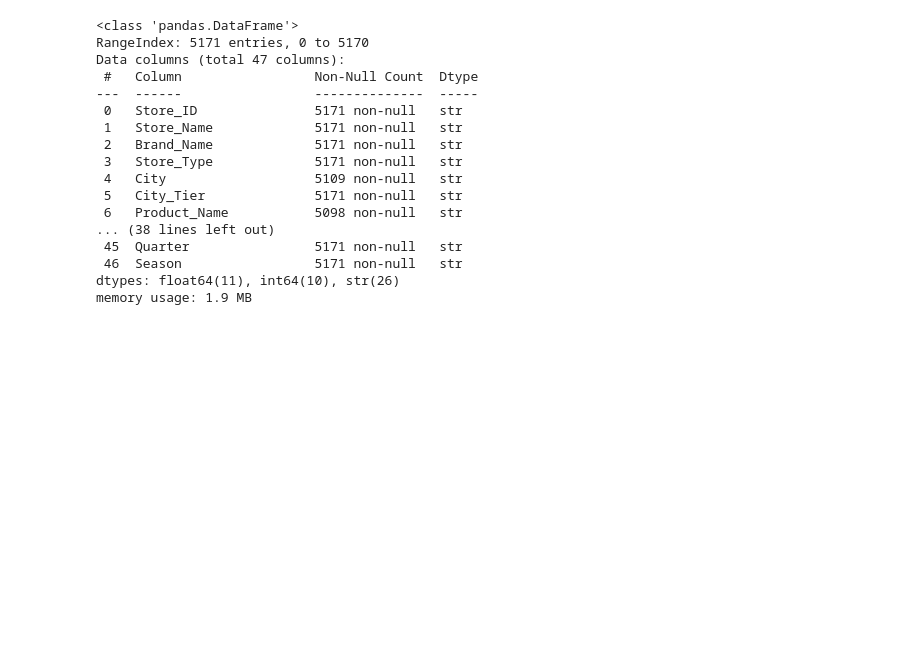
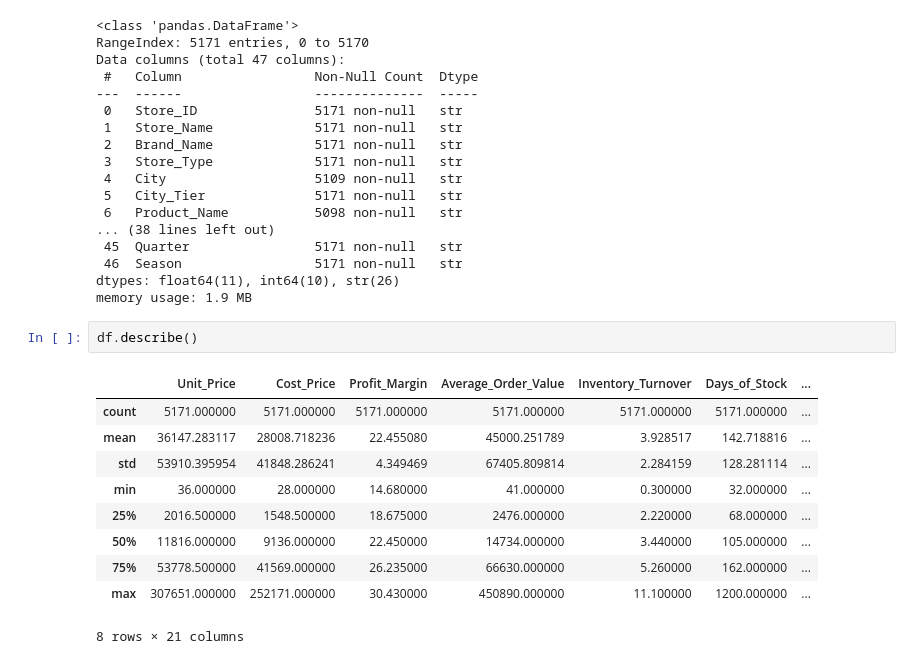
Before and after one commit to kirtan5959/Data-Manipulation-and-statistics, a Jupyter notebook: Lab3_demo.ipynb, the cells around one changed output. Cells and saved outputs as stored; diff of their text form; blank space fills up the shorter version.

```diff
--- a/Lab3_demo.ipynb
+++ b/Lab3_demo.ipynb
@@ -96,3 +96,16 @@ Data columns (total 47 columns):
  46  Season                 5171 non-null   str
 dtypes: float64(11), int64(10), str(26)
 memory usage: 1.9 MB
+# %%
+df.describe()
+# %% [output]
+|  | Unit_Price | Cost_Price | Profit_Margin | Average_Order_Value | Inventory_Turnover | Days_of_Stock | ... |
+| count | 5171.000000 | 5171.000000 | 5171.000000 | 5171.000000 | 5171.000000 | 5171.000000 | ... |
+| mean | 36147.283117 | 28008.718236 | 22.455080 | 45000.251789 | 3.928517 | 142.718816 | ... |
+| std | 53910.395954 | 41848.286241 | 4.349469 | 67405.809814 | 2.284159 | 128.281114 | ... |
+| min | 36.000000 | 28.000000 | 14.680000 | 41.000000 | 0.300000 | 32.000000 | ... |
+| 25% | 2016.500000 | 1548.500000 | 18.675000 | 2476.000000 | 2.220000 | 68.000000 | ... |
+| 50% | 11816.000000 | 9136.000000 | 22.450000 | 14734.000000 | 3.440000 | 105.000000 | ... |
+| 75% | 53778.500000 | 41569.000000 | 26.235000 | 66630.000000 | 5.260000 | 162.000000 | ... |
+| max | 307651.000000 | 252171.000000 | 30.430000 | 450890.000000 | 11.100000 | 1200.000000 | ... |
+8 rows × 21 columns
```
Also changed, not shown: parts of 10 cells of this notebook, 7 other files.
